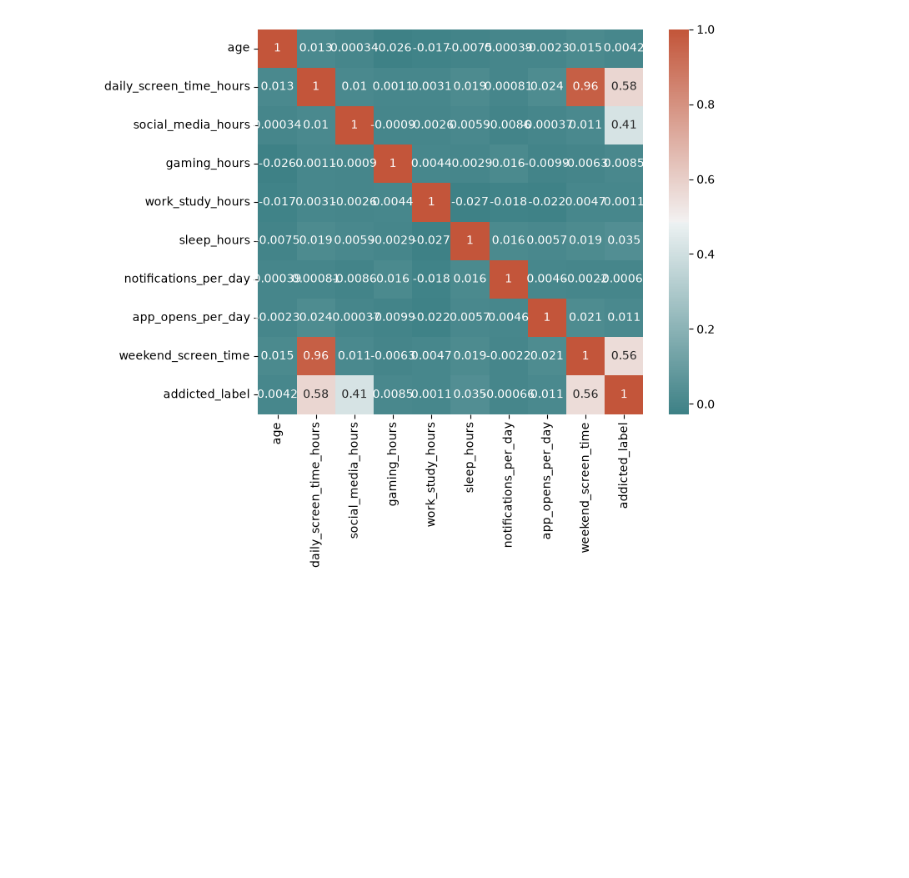
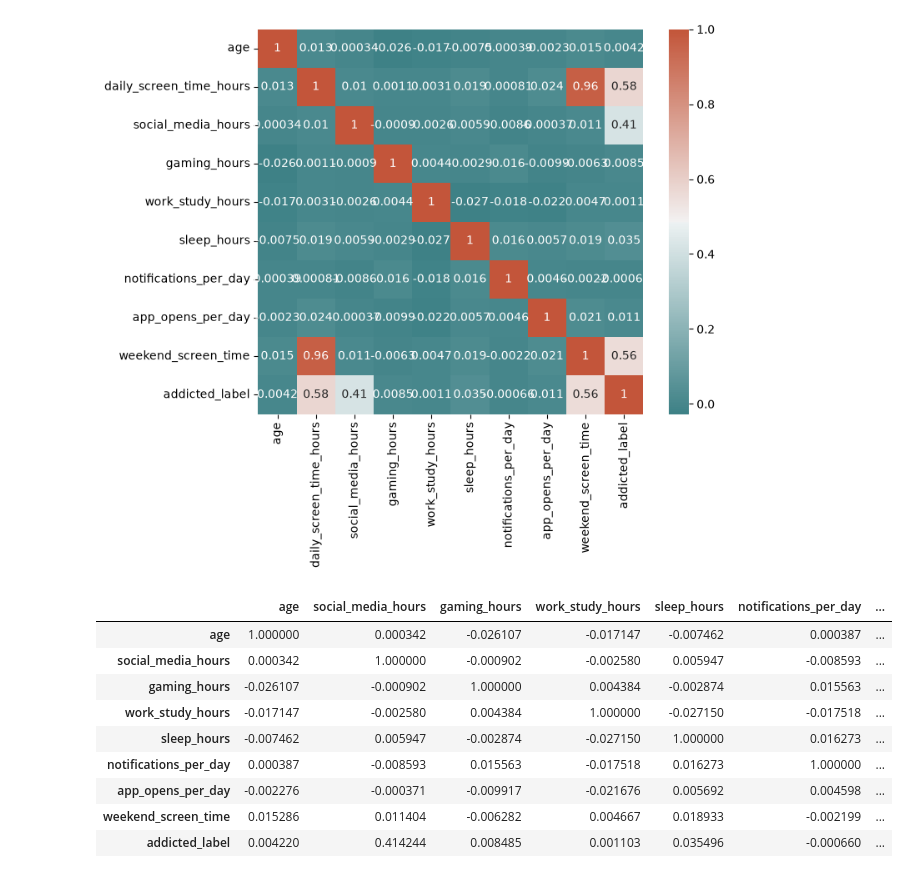
Before and after one commit to madhusudanghategasti-maxver/The-Major-project-addict, a Jupyter notebook: data.ipynb, the cells around one changed output. Drawn from its saved outputs; the diff is of its cells as text; code cells hidden in the pictures; blank space fills up the shorter version.

```diff
--- a/data.ipynb
+++ b/data.ipynb
@@ -278,0 +283,13 @@ sns.heatmap(coor, mask=np.zeros_like(coor, dtype=np.bool), cmap=sns.diverging_pa
+# %%
+co
+# %% [output]
+|  | age | social_media_hours | gaming_hours | work_study_hours | sleep_hours | notifications_per_day | ... |
+| age | 1.000000 | 0.000342 | -0.026107 | -0.017147 | -0.007462 | 0.000387 | ... |
+| social_media_hours | 0.000342 | 1.000000 | -0.000902 | -0.002580 | 0.005947 | -0.008593 | ... |
+| gaming_hours | -0.026107 | -0.000902 | 1.000000 | 0.004384 | -0.002874 | 0.015563 | ... |
+| work_study_hours | -0.017147 | -0.002580 | 0.004384 | 1.000000 | -0.027150 | -0.017518 | ... |
+| sleep_hours | -0.007462 | 0.005947 | -0.002874 | -0.027150 | 1.000000 | 0.016273 | ... |
+| notifications_per_day | 0.000387 | -0.008593 | 0.015563 | -0.017518 | 0.016273 | 1.000000 | ... |
+| app_opens_per_day | -0.002276 | -0.000371 | -0.009917 | -0.021676 | 0.005692 | 0.004598 | ... |
+| weekend_screen_time | 0.015286 | 0.011404 | -0.006282 | 0.004667 | 0.018933 | -0.002199 | ... |
+| addicted_label | 0.004220 | 0.414244 | 0.008485 | 0.001103 | 0.035496 | -0.000660 | ... |
```
Also changed, not shown: parts of 3 cells of this notebook, 12 other files.
